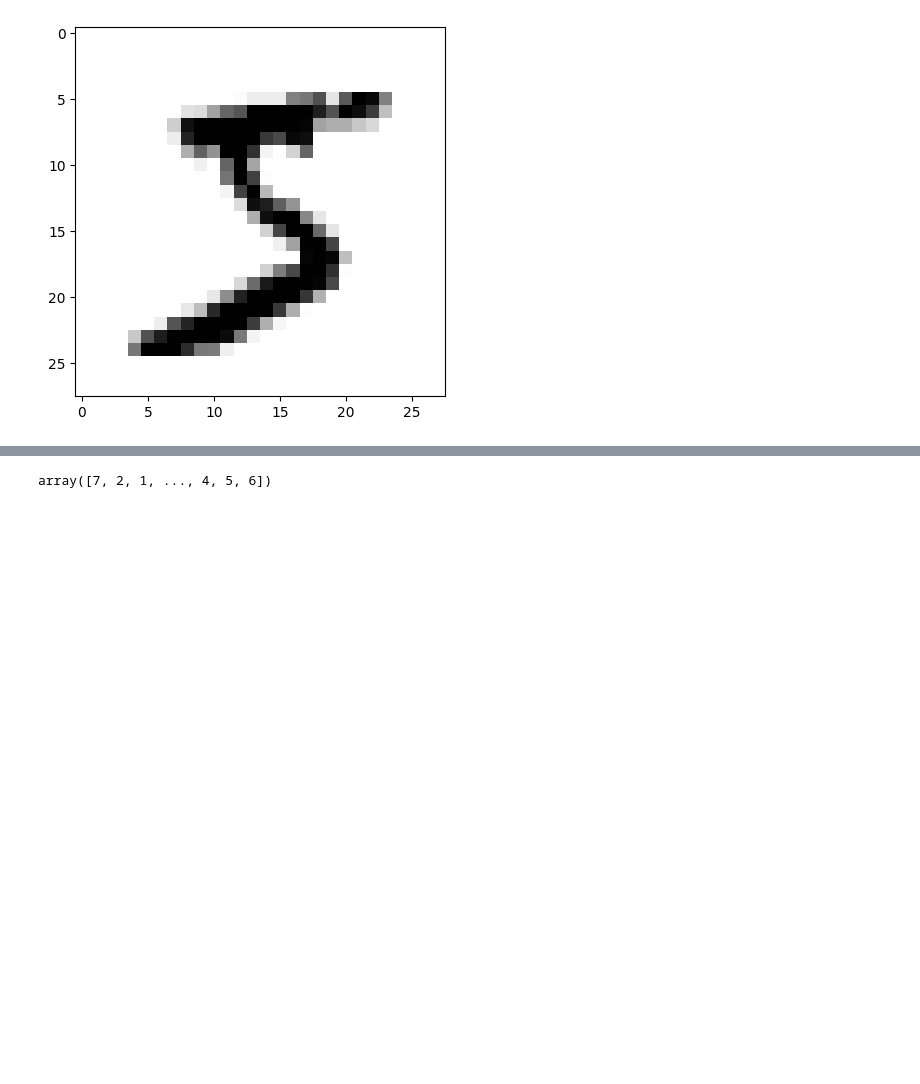
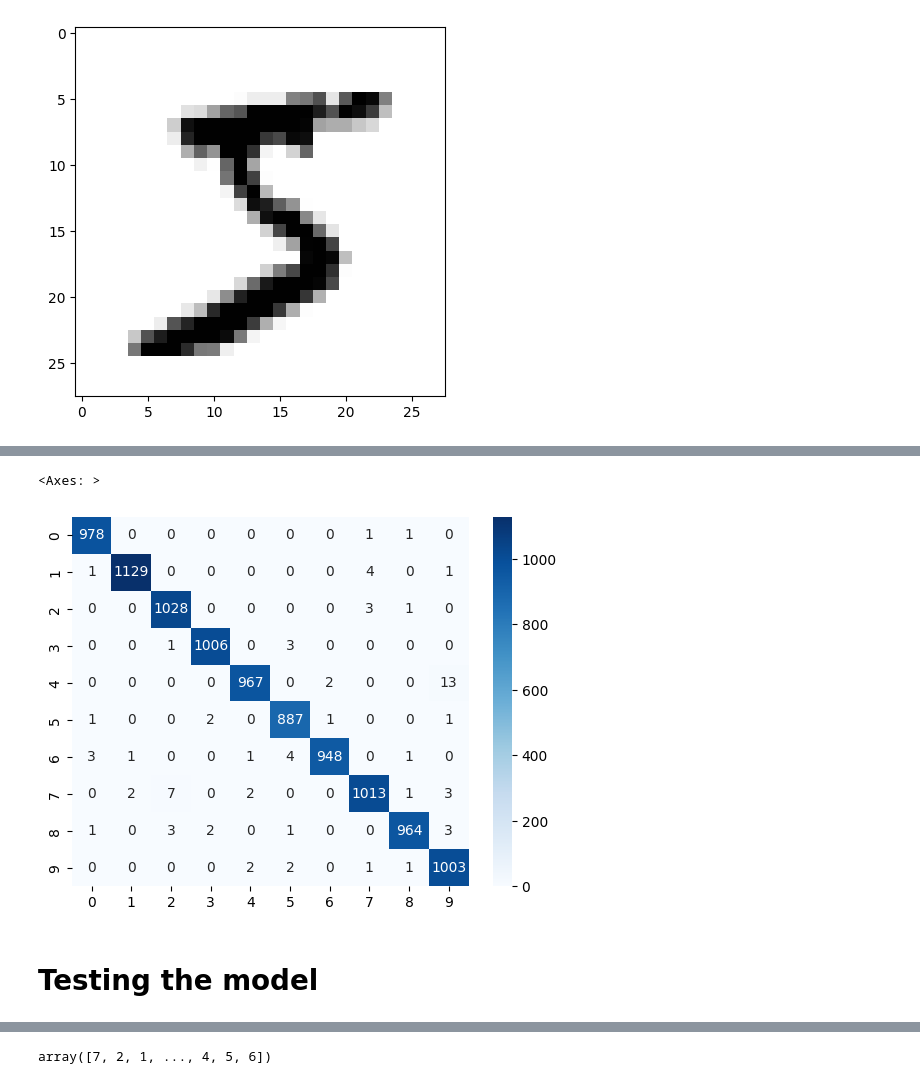
Before and after one commit to sahilkhan-7/handwritten-digit-recognition, a Jupyter notebook: MNIST_Classification.ipynb, the cells around one changed output, grey strips where cells are left out. Drawn from its saved outputs; the diff is of its cells as text; code cells hidden in the pictures; blank space fills up the shorter version.

```diff
--- a/MNIST_Classification.ipynb
+++ b/MNIST_Classification.ipynb
@@ -148,0 +275,11 @@ plt.imshow(first_image, cmap='binary') # After scaling the image is still the sa
+# %%
+# importing metrics to check the performance of the model
+from sklearn.metrics import confusion_matrix, classification_report, accuracy_score
+
+# passing the test set to model and storing probabilities
+y_prob = model.predict(X_test)
+
+# Predicting the class of each test set
+y_pred = y_prob.argmax(axis=1)
+
+accuracy_score(y_test, y_pred)
@@ -148,0 +310,4 @@ plt.imshow(first_image, cmap='binary') # After scaling the image is still the sa
+# %%
+# Confusion matrix
+confusion_mat = confusion_matrix(y_test, y_pred)
+confusion_mat
@@ -148,0 +325,7 @@ plt.imshow(first_image, cmap='binary') # After scaling the image is still the sa
+# %%
+# Creating an Heatmap of Confusion matrix
+import seaborn as sns
+sns.heatmap(confusion_mat, annot = True, cmap = 'Blues', fmt = 'd')
+# %% [output]
+<Axes: >
+[figure, added]
@@ -148,0 +335,2 @@ plt.imshow(first_image, cmap='binary') # After scaling the image is still the sa
+# %% [markdown]
+# **Testing the model**
```
Also changed, not shown: parts of 72 cells of this notebook.
